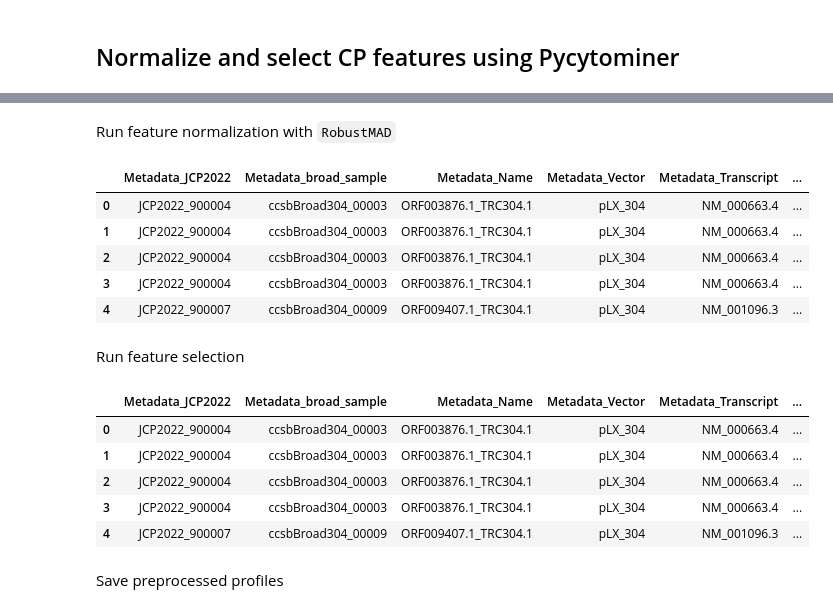
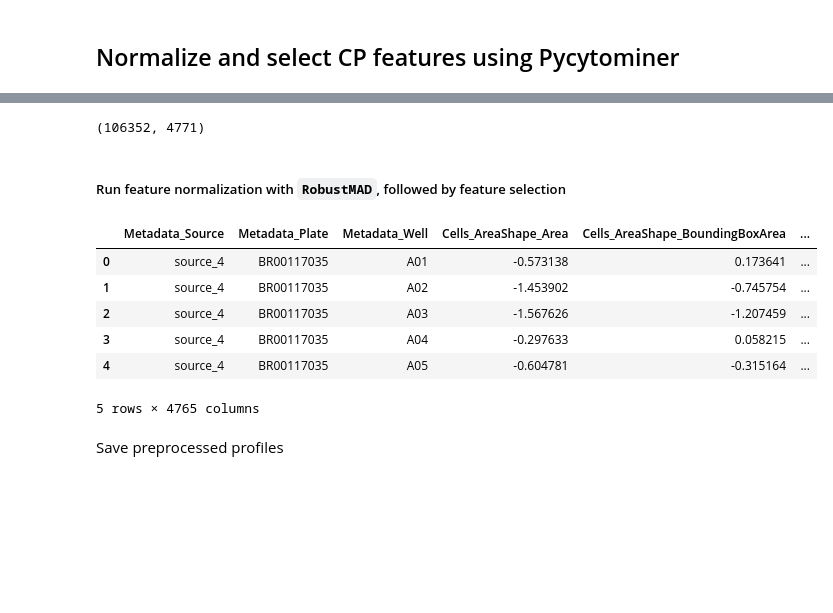
Before and after one commit to broadinstitute/position-effect-correction, a Jupyter notebook: 1.load/2-preprocess.ipynb, the cells around one changed output, grey strips where cells are left out. Drawn from its saved outputs; the diff is of its cells as text; code cells hidden in the pictures; blank space fills up the shorter version.

Commit message:
refactor preprocessing; finish creating subset for method eval

```diff
--- a/1.load/2-preprocess.ipynb
+++ b/1.load/2-preprocess.ipynb
@@ -24,27 +17,20 @@ profiles.head()
+# %%
+profiles.shape
+# %% [output]
+(106352, 4771)
 # %% [markdown]
-Run feature normalization with `RobustMAD`
+##### Run feature normalization with `RobustMAD`, followed by feature selection
 # %%
-profiles = normalize(profiles, method="mad_robustize", mad_robustize_epsilon=MAD_EPSILON, image_features=INC_IMAGE_FEATURES)
+profiles = preprocess_profiles(profiles)
 profiles.head()
 # %% [output]
-|  | Metadata_JCP2022 | Metadata_broad_sample | Metadata_Name | Metadata_Vector | Metadata_Transcript | ... |
-| 0 | JCP2022_900004 | ccsbBroad304_00003 | ORF003876.1_TRC304.1 | pLX_304 | NM_000663.4 | ... |
-| 1 | JCP2022_900004 | ccsbBroad304_00003 | ORF003876.1_TRC304.1 | pLX_304 | NM_000663.4 | ... |
-| 2 | JCP2022_900004 | ccsbBroad304_00003 | ORF003876.1_TRC304.1 | pLX_304 | NM_000663.4 | ... |
-| 3 | JCP2022_900004 | ccsbBroad304_00003 | ORF003876.1_TRC304.1 | pLX_304 | NM_000663.4 | ... |
-| 4 | JCP2022_900007 | ccsbBroad304_00009 | ORF009407.1_TRC304.1 | pLX_304 | NM_001096.3 | ... |
+|  | Metadata_Source | Metadata_Plate | Metadata_Well | Cells_AreaShape_Area | Cells_AreaShape_BoundingBoxArea | ... |
+| 0 | source_4 | BR00117035 | A01 | -0.573138 | 0.173641 | ... |
+| 1 | source_4 | BR00117035 | A02 | -1.453902 | -0.745754 | ... |
+| 2 | source_4 | BR00117035 | A03 | -1.567626 | -1.207459 | ... |
+| 3 | source_4 | BR00117035 | A04 | -0.297633 | 0.058215 | ... |
+| 4 | source_4 | BR00117035 | A05 | -0.604781 | -0.315164 | ... |
+5 rows × 4765 columns
-# %% [markdown]
-Run feature selection
-# %%
-profiles = feature_select(profiles, operation=FEAT_SELECT_OPS, image_features=INC_IMAGE_FEATURES)
-profiles.head()
-# %% [output]
-|  | Metadata_JCP2022 | Metadata_broad_sample | Metadata_Name | Metadata_Vector | Metadata_Transcript | ... |
-| 0 | JCP2022_900004 | ccsbBroad304_00003 | ORF003876.1_TRC304.1 | pLX_304 | NM_000663.4 | ... |
-| 1 | JCP2022_900004 | ccsbBroad304_00003 | ORF003876.1_TRC304.1 | pLX_304 | NM_000663.4 | ... |
-| 2 | JCP2022_900004 | ccsbBroad304_00003 | ORF003876.1_TRC304.1 | pLX_304 | NM_000663.4 | ... |
-| 3 | JCP2022_900004 | ccsbBroad304_00003 | ORF003876.1_TRC304.1 | pLX_304 | NM_000663.4 | ... |
-| 4 | JCP2022_900007 | ccsbBroad304_00009 | ORF009407.1_TRC304.1 | pLX_304 | NM_001096.3 | ... |
 # %% [markdown]
 Save preprocessed profiles
 # %%
```
Also changed, not shown: parts of 4 cells of this notebook, 6 other files.
